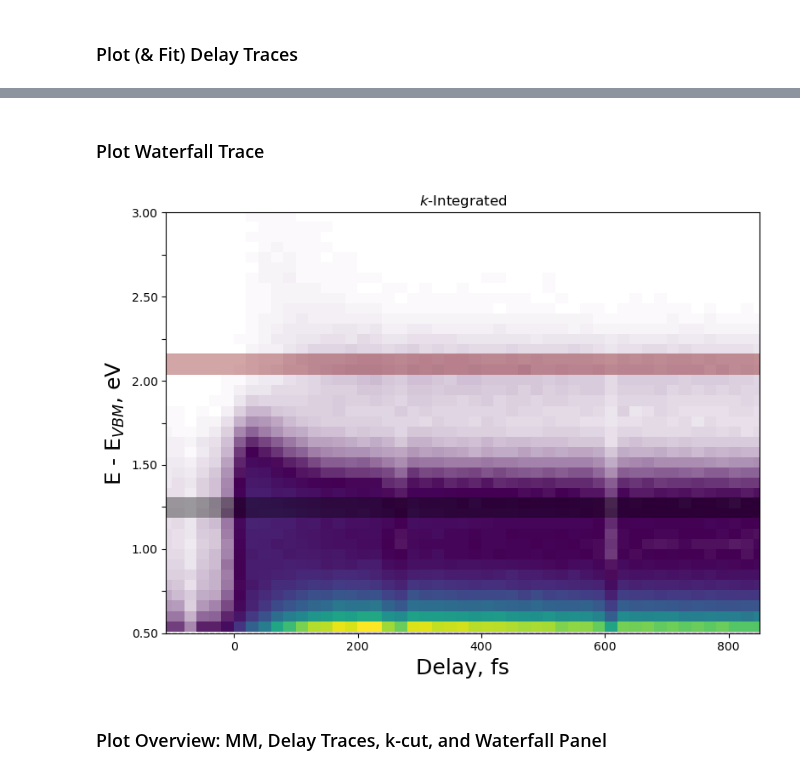
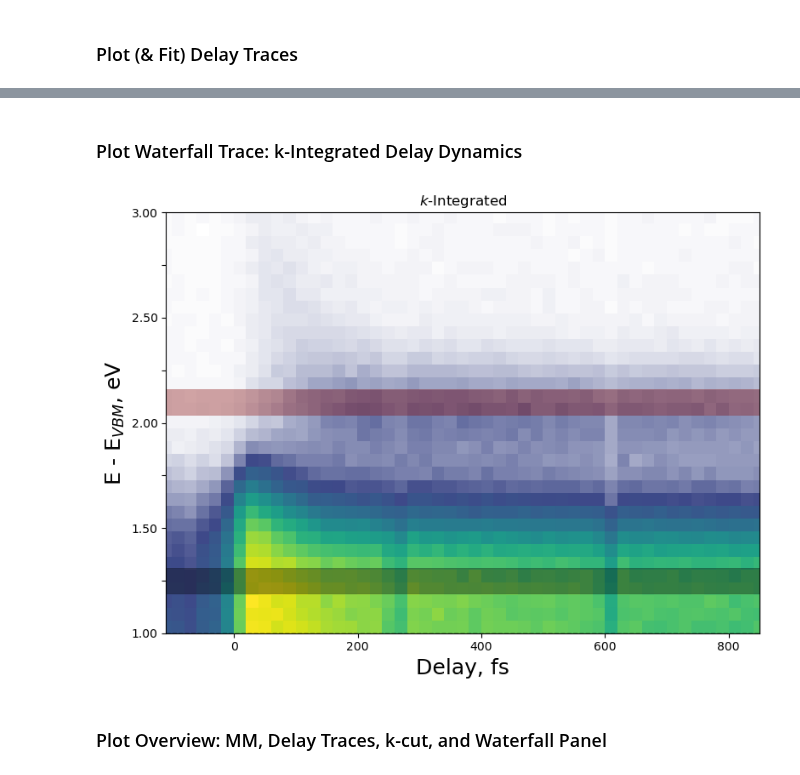
Before and after one commit to lawsonlloyd/mpes-analysis, a Jupyter notebook: mpes_Plot_Analysis.ipynb, the cells around one changed output, grey strips where cells are left out. Saved outputs shown, nothing was run; the diff lists cells and outputs as text; code cells hidden in the pictures.

```diff
--- a/mpes_Plot_Analysis.ipynb
+++ b/mpes_Plot_Analysis.ipynb
@@ -32,7 +32,7 @@ from mpes import cmap_LTL, cmap_LTL2
 data_path = 'R:\Lawson\Data\metis'
 #data_path = '/Users/lawsonlloyd/Desktop/Data/metis'
 
-filename, offsets = 'Scan162_RT_120x120x115x50_binned.nxs', [0.8467, -120]
+filename, offsets = 'Scan162_RT_120x120x115x50_binned.h5', [0.8467, -120]
 # %% [markdown]
 ### Load the data and axes information
 # %%
@@ -178,31 +210,31 @@ tau_decay  =   171.9265 ± 20.4225
 # %% [markdown]
-### Plot Waterfall Trace
+### Plot Waterfall Trace: k-Integrated Delay Dynamics
 # %%
 # Plot waterfall
 fig, ax = plt.subplots()
 fig.set_size_inches(8, 6, forward=False)
 
 E, E_int = [1.25, 2.1], .12 # Energies for Plotting Time Traces ; 1st Energy for MM
 (kx, ky), (kx_int, ky_int) = (0, 0), (4, 4) # Central (kx, ky) point and k-integration
 
 mpes.plot_waterfall(
-    I_diff, kx, kx_int, ky, ky_int,
+    I_res, kx, kx_int, ky, ky_int,
     fig = fig, ax = ax,
-    cmap=cmap_LTL, scale=[0,1], energy_limits=[.5,3]
+    cmap=cmap_LTL, scale=[0,1], energy_limits=[1,3]
 )
 
 colors = ['black', 'maroon']
 
 for i in np.arange(len(E)):
 
     rect3 = (Rectangle((-500, E[i]-E_int/2), 2000, E_int , linewidth=.5,\
                          edgecolor=colors[i], facecolor=colors[i], alpha = 0.35))
     ax.add_patch(rect3) #Add rectangle to plot
 
 #ax.axhline(E[0])
 #ax.axhline(E[1])
 # %% [output]
-[figure, old version]
+[figure, new version]
 # %% [markdown]
 ### Plot Overview: MM, Delay Traces, k-cut, and Waterfall Panel
 # %%
```
Also changed, not shown: parts of 9 cells of this notebook.
